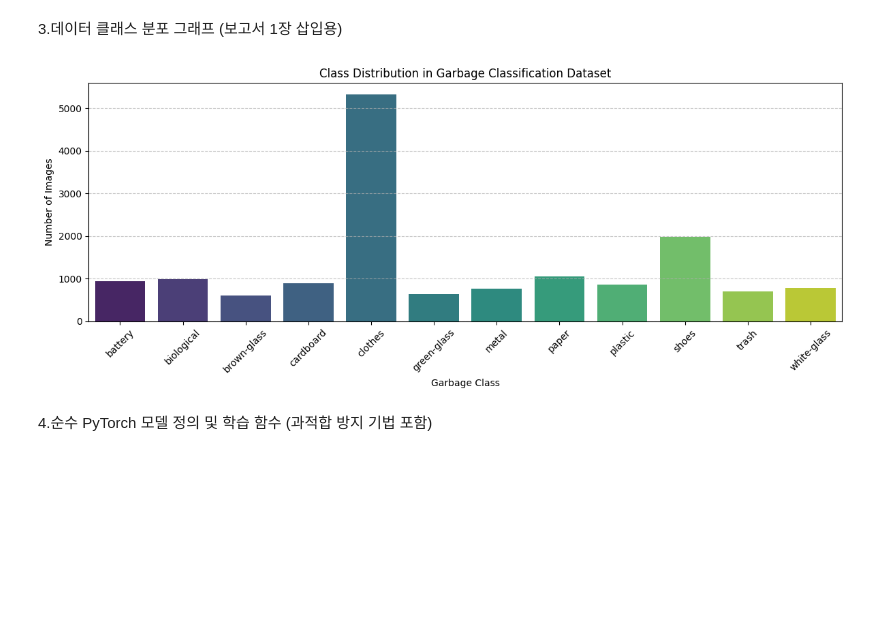
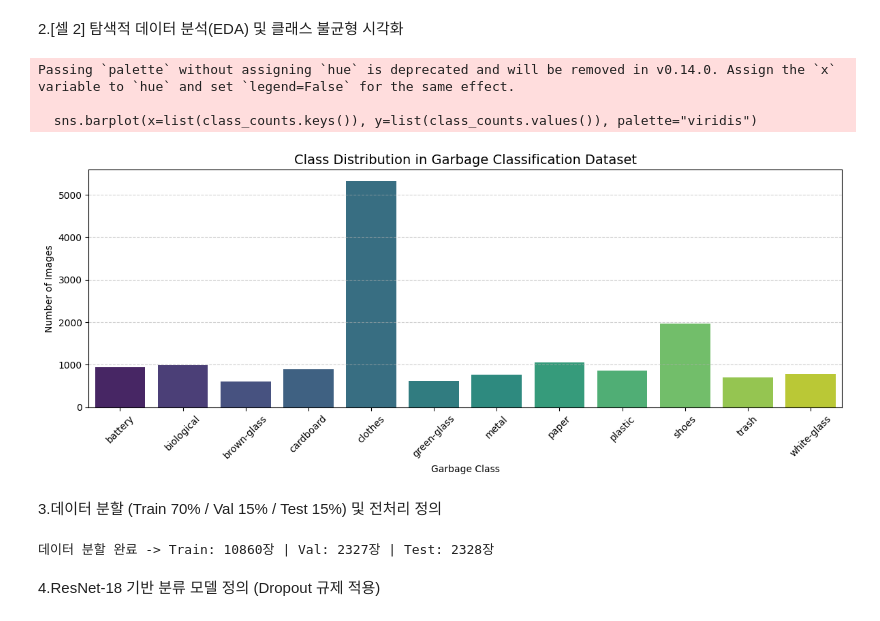
Before and after one commit to rlawhdqn-byte/trash, a Jupyter notebook: trash_classfication_5756299_김종부.ipynb, the cells around one changed output. Drawn from its saved outputs; the diff is of its cells as text; code cells hidden in the pictures; blank space fills up the shorter version.

```diff
--- a/trash_classfication_5756299_김종부.ipynb
+++ b/trash_classfication_5756299_김종부.ipynb
@@ -99,19 +53,72 @@ Using Colab cache for faster access to the 'garbage-classification' dataset.
-# %% [markdown]
-3.데이터 클래스 분포 그래프 (보고서 1장 삽입용)
+# %% [markdown]
+2.[셀 2] 탐색적 데이터 분석(EDA) 및 클래스 불균형 시각화
 # %%
-targets = [s[1] for s in full_dataset.samples]
-class_counts = pd.Series(targets).value_counts().sort_index()
+class_counts = {cls: 0 for cls in full_dataset.classes}
+for _, label in full_dataset.samples:
+    class_counts[full_dataset.classes[label]] += 1
 
 plt.figure(figsize=(12, 5))
-sns.barplot(x=class_names, y=class_counts.values, hue=class_names, palette="viridis", legend=False)
-plt.title("Class Distribution in Garbage Classification Dataset")
+sns.barplot(x=list(class_counts.keys()), y=list(class_counts.values()), palette="viridis")
+plt.title("Class Distribution in Garbage Classification Dataset", fontsize=14)
 plt.xlabel("Garbage Class")
 plt.ylabel("Number of Images")
 plt.xticks(rotation=45)
-plt.grid(axis='y', linestyle='--', alpha=0.7)
+plt.grid(axis='y', linestyle='--', alpha=0.6)
 plt.tight_layout()
 plt.show()
 # %% [output]
+Passing `palette` without assigning `hue` is deprecated and will be removed in v0.14.0. Assign the `x` variable to `hue` and set `legend=False` for the same effect.
+
+  sns.barplot(x=list(class_counts.keys()), y=list(class_counts.values()), palette="viridis")
-[figure, old version]
+[figure, new version]
-# %% [markdown]
-4.순수 PyTorch 모델 정의 및 학습 함수 (과적합 방지 기법 포함)
+# %% [markdown]
+3.데이터 분할 (Train 70% / Val 15% / Test 15%) 및 전처리 정의
+# %%
+total_len = len(full_dataset)
+train_len = int(0.7 * total_len)
+val_len = int(0.15 * total_len)
+test_len = total_len - train_len - val_len
+
+train_subset, val_subset, test_subset = random_split(
+    full_dataset, [train_len, val_len, test_len],
+    generator=torch.Generator().manual_seed(42)
+)
+
+class TransformedSubset(Dataset):
+    def __init__(self, subset, transform=None):
+        self.subset = subset
+        self.transform = transform
+
+    def __len__(self):
+        return len(self.subset)
+
+    def __getitem__(self, idx):
+        img, label = self.subset[idx]
+        if self.transform:
+            img = self.transform(img)
+        return img, label
+
+fast_train_transform = transforms.Compose([
+    transforms.Resize((128, 128)),
+    transforms.RandomHorizontalFlip(p=0.5),
+    transforms.RandomRotation(15),
+    transforms.ColorJitter(brightness=0.2, contrast=0.2),
+    transforms.ToTensor(),
+    transforms.Normalize([0.485, 0.456, 0.406], [0.229, 0.224, 0.225])
+])
+
+fast_val_transform = transforms.Compose([
+    transforms.Resize((128, 128)),
+    transforms.ToTensor(),
+    transforms.Normalize([0.485, 0.456, 0.406], [0.229, 0.224, 0.225])
+])
+
+train_dataset = TransformedSubset(train_subset, transform=fast_train_transform)
+val_dataset = TransformedSubset(val_subset, transform=fast_val_transform)
+test_dataset = TransformedSubset(test_subset, transform=fast_val_transform)
+
+print(f"데이터 분할 완료 -> Train: {len(train_dataset)}장 | Val: {len(val_dataset)}장 | Test: {len(test_dataset)}장")
+# %% [output]
+데이터 분할 완료 -> Train: 10860장 | Val: 2327장 | Test: 2328장
+# %% [markdown]
+4.ResNet-18 기반 분류 모델 정의 (Dropout 규제 적용)
```
Also changed, not shown: parts of 15 cells of this notebook.
